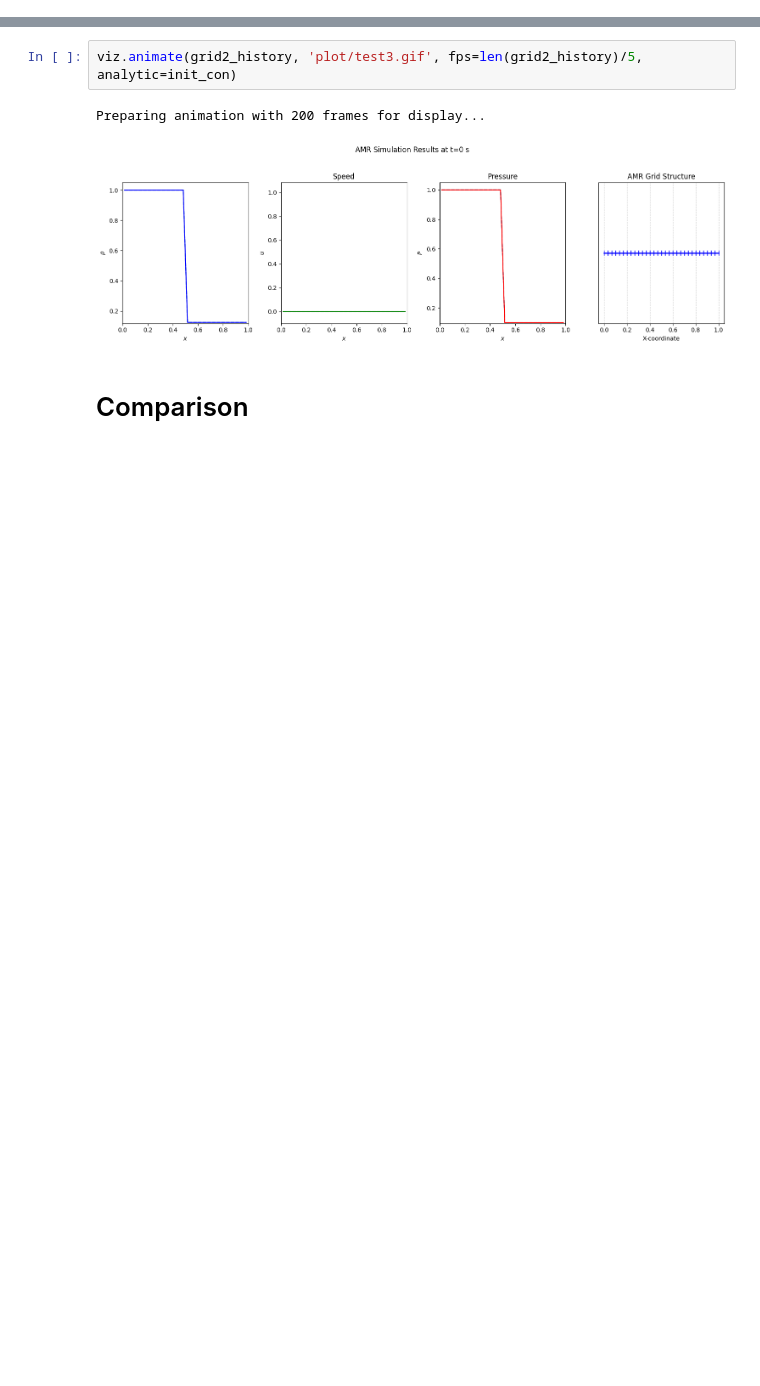
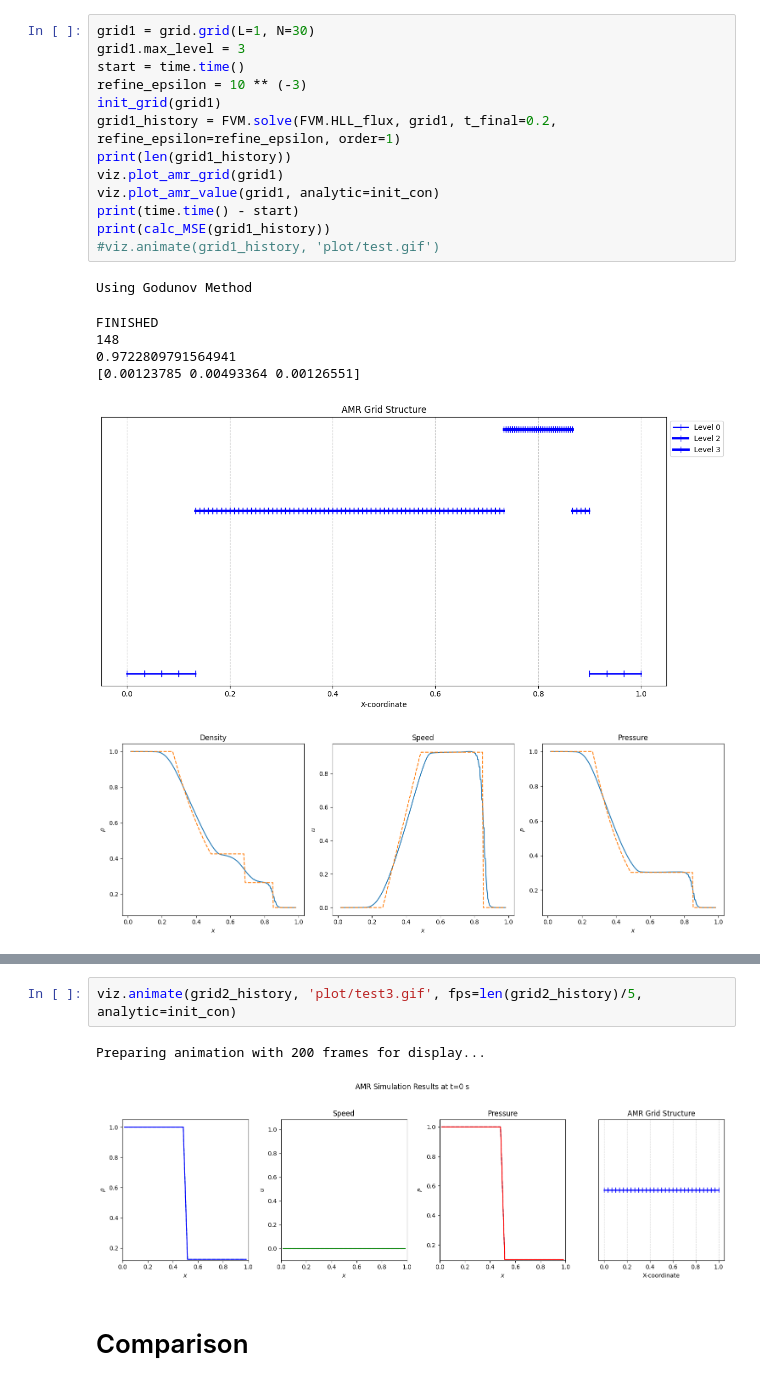
Before and after one commit to yttcari/1d_AMR, a Jupyter notebook: 1D_demo.ipynb, the cells around one changed output, grey strips where cells are left out. Saved outputs shown, nothing was run; the diff lists cells and outputs as text; blank space fills up the shorter version.

```diff
--- a/1D_demo.ipynb
+++ b/1D_demo.ipynb
@@ -98 +77,22 @@ ValueError: cannot convert float NaN to integer
+# %%
+grid1 = grid.grid(L=1, N=30)
+grid1.max_level = 3
+start = time.time()
+refine_epsilon = 10 ** (-3)
+init_grid(grid1)
+grid1_history = FVM.solve(FVM.HLL_flux, grid1, t_final=0.2, refine_epsilon=refine_epsilon, order=1)
+print(len(grid1_history))
+viz.plot_amr_grid(grid1)
+viz.plot_amr_value(grid1, analytic=init_con)
+print(time.time() - start)
+print(calc_MSE(grid1_history))
+#viz.animate(grid1_history, 'plot/test.gif')
+# %% [output]
+Using Godunov Method
+FINISHED
+148
+0.9722809791564941
+[0.00123785 0.00493364 0.00126551]
+[figure, added]
+[figure, added]
 # %%
```
Also changed, not shown: parts of 10 cells of this notebook, 2 other files.
